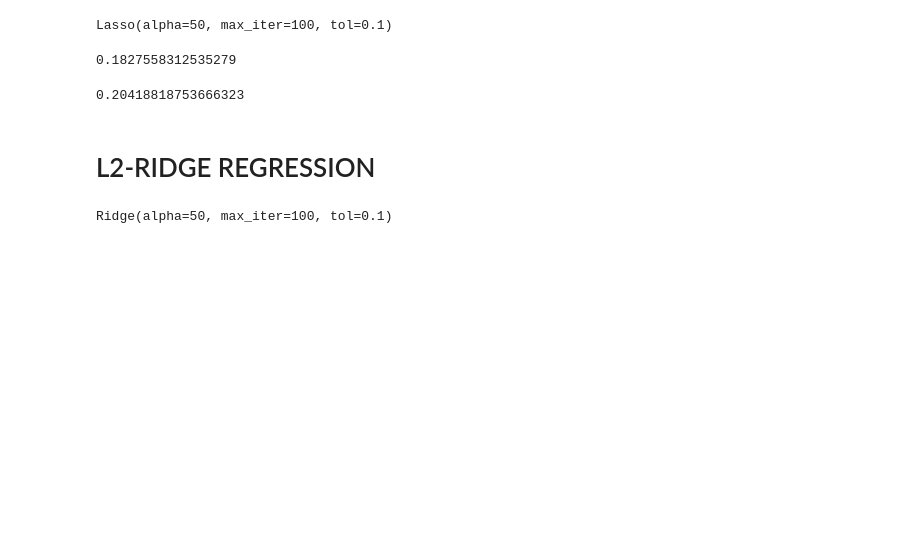
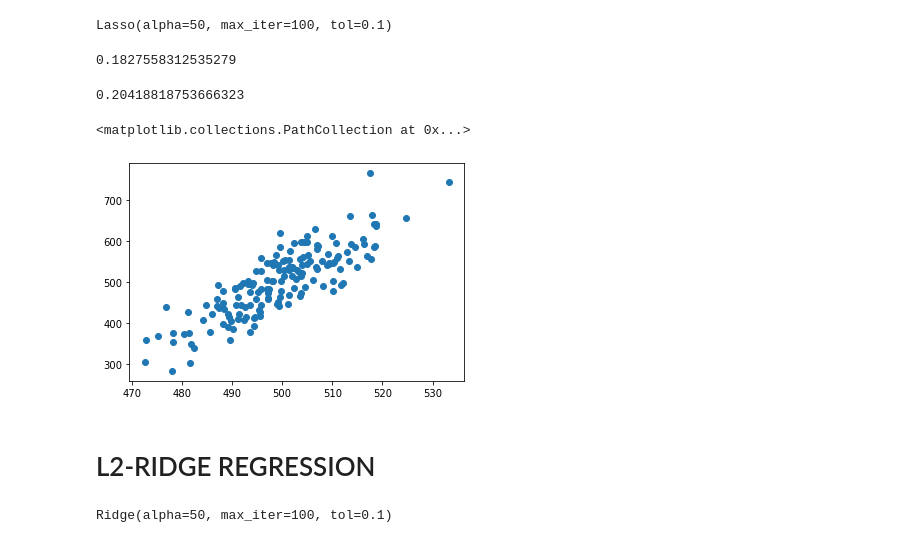
Before and after one commit to KeplerInCoding/INNOGEEKS-ML, a Jupyter notebook: MultipleVariableLinearRegression(L1,L2).ipynb, the cells around one changed output. Drawn from its saved outputs; the diff is of its cells as text; code cells hidden in the pictures; blank space fills up the shorter version.

```diff
--- a/MultipleVariableLinearRegression(L1,L2).ipynb
+++ b/MultipleVariableLinearRegression(L1,L2).ipynb
@@ -181,6 +181,12 @@ lr1.score(x_train,y_train)
 lr1.score(x_test,y_test)
 # %% [output]
 0.20418818753666323
+# %%
+y_prediction= lr1.predict(x_test)
+plt.scatter(y_prediction, y_test)
+# %% [output]
+<matplotlib.collections.PathCollection at 0x...>
+[figure, added]
 # %% [markdown]
 # L2-RIDGE REGRESSION
 # %%
```
Also changed, not shown: parts of 1 cell of this notebook.
